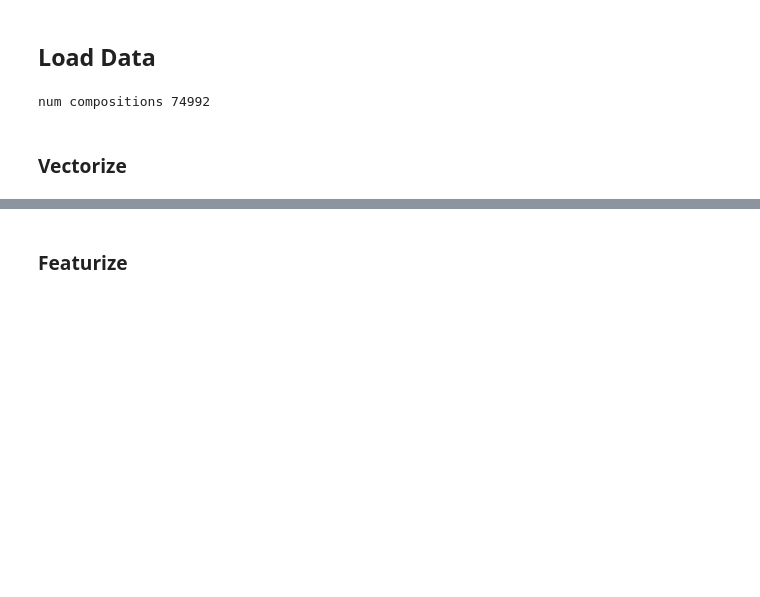
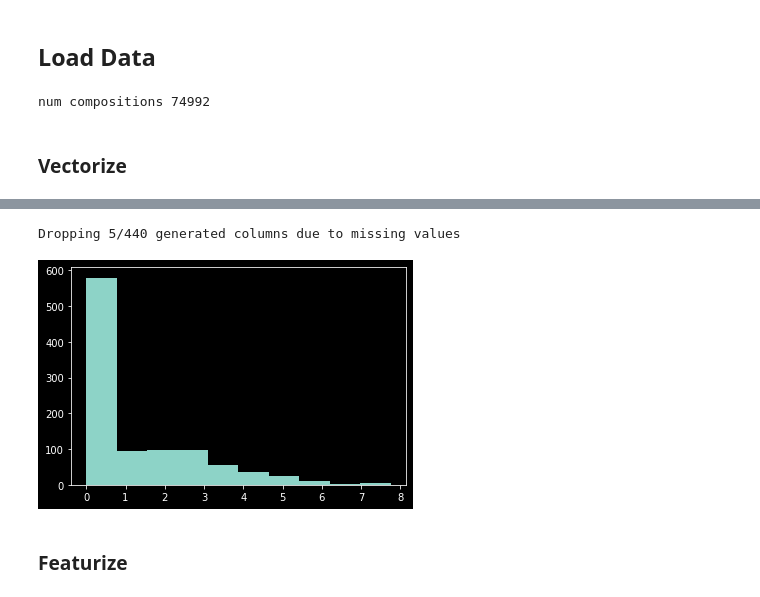
Before and after one commit to uw-cmg/MAST-ML, a Jupyter notebook: Pickle.ipynb, the cells around one changed output, grey strips where cells are left out. Cells and saved outputs as stored; diff of their text form; code cells hidden in the pictures; blank space fills up the shorter version.

```diff
--- a/Pickle.ipynb
+++ b/Pickle.ipynb
@@ -22,20 +21,15 @@ with open(pfile_X, 'rb') as f:
 with open(pfile_Y, 'rb') as f:
     data_y = pickle.load(f)
 # %%
+# PARSE DATA
+
 x_clean = data[['composition', 'structure', 'space group']]
-# print("x_clean", x_clean)
 
 composition = x_clean['composition']
 structure = x_clean['structure']
 
-m = float("inf")
+compositions = [comp for i, comp in enumerate(composition)]
 
-# foo = structure[m]
-# compositions = [composition[i] for i in range(m)]
-compositions = [comp for i, comp in enumerate(composition) if i < m]
-
-# sites = foo['sites']
-# print("compositions", compositions)
 print("num compositions", len(compositions))
 # %% [output]
 num compositions 74992
@@ -90,3 +38,31 @@ y = pd.DataFrame(y[1000:4000])
+# %%
+# subset n random values
+n = 1000
+data_y_list = data_y.T.values.tolist()[0]
+l = list(zip(compositions, data_y_list))
+subset_compositions, subset_y = zip(*random.sample(l, n))
+x_df = pd.DataFrame(subset_compositions)
+
+e_features = ElementalFeatureGenerator(x_df)
+e_fraction = ElementalFractionGenerator(x_df)
+
+e_features.fit()
+e_fraction.fit()
+feat_x, _ = e_features.transform()
+
+# efg_x, efg_y = efg.transform(fraction=False) # ! Cannot use custom function here because of how library is loaded (I did it locally...)
+frac_x, frac_y = e_fraction.transform()
+
+x = feat_x
+y = subset_y
+# %% [output]
+Dropping 5/440 generated columns due to missing values
+# %%
+# check that the y is reasonable
+plt.hist(y)
+plt.show()
+# %% [output]
+[figure, added]
 # %% [markdown]
 ### Featurize
 # %%
```
Also changed, not shown: parts of 15 cells of this notebook.
